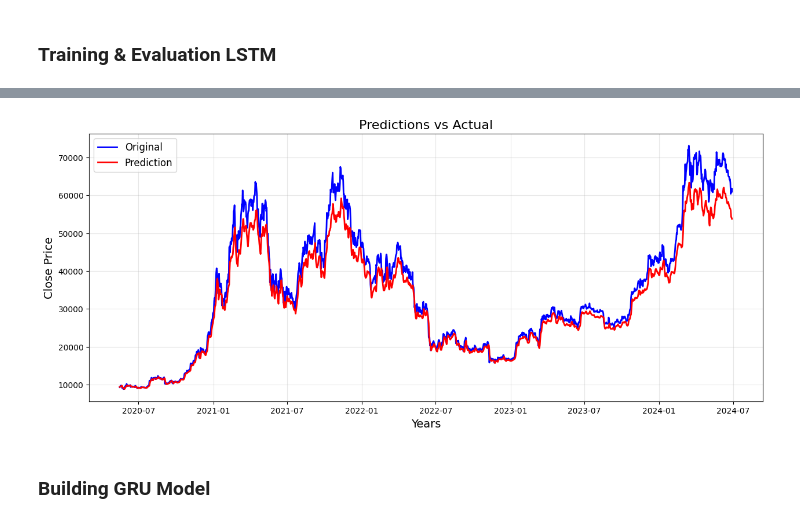
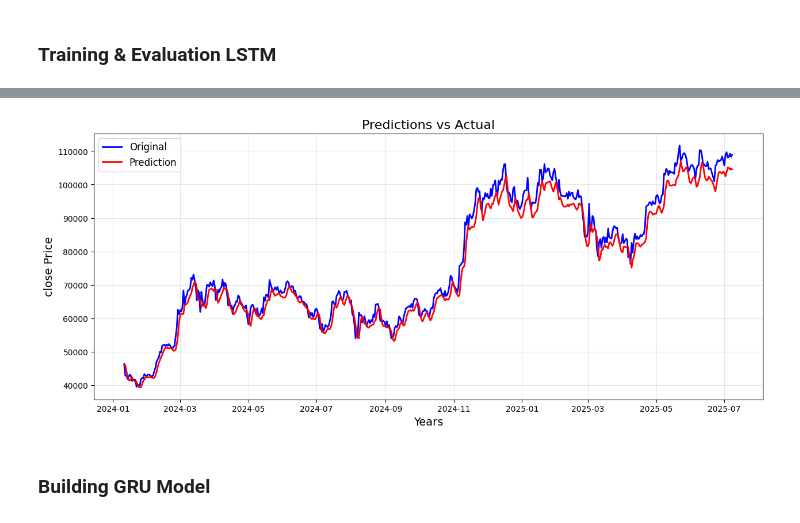
Before and after one commit to yogidharma21/Price-Prediction-using-LSTM-vs-GRU, a Jupyter notebook: Bitcoin_Price_Prediction_using_LSTM.ipynb, the cells around one changed output, grey strips where cells are left out. Drawn from its saved outputs; the diff is of its cells as text; code cells hidden in the pictures.

```diff
--- a/Bitcoin_Price_Prediction_using_LSTM.ipynb
+++ b/Bitcoin_Price_Prediction_using_LSTM.ipynb
@@ -131,6 +114,6 @@ dtype: int64
 # %%
 scaler = MinMaxScaler(feature_range=(0, 1))
 
-scaled = scaler.fit_transform(df['Close'].values.reshape(-1, 1))
+scaled = scaler.fit_transform(df['close'].values.reshape(-1, 1))
 scaled
 # %% [output]
@@ -178,7 +136,7 @@ def create_dataset(dataset, look_back=1):
 # %%
 X_data, y_data = create_dataset(scaled, look_back=30)
 
-train_size = int(len(X_data) * 0.7)
+train_size = int(len(X_data) * 0.9)
 X_train, y_train = X_data[:train_size], y_data[:train_size]
 X_test, y_test = X_data[train_size:], y_data[train_size:]
 # %%
@@ -197,7 +155,8 @@ reduce_lr = ReduceLROnPlateau(
 model = Sequential([
     LSTM(units=128, return_sequences=True, input_shape=(X_train.shape[1],1)),
     Dropout(0.2),
-    LSTM(units=64, return_sequences=False,),
+    LSTM(units=64, return_sequences=False),
+    Dropout(0.2),
     Dense(units=1)
     ])
 
@@ -261,11 +222,13 @@ RMSE: 3803.3687251824736
 # %%
+df['timeClose'] = pd.to_datetime(df['timeClose']).dt.date
+
 plotting_data = pd.DataFrame(
     {
     'Original' : y_testing.flatten(),
     'Prediction' : predictions.flatten(),
-    }, index = df['Close'].index[train_size + 30:]
+    }, index = df['close'].index[train_size + 30:]
     )
-plotting_data['Years'] = df.loc[plotting_data.index, 'End'].values
+plotting_data['Years'] = df.loc[plotting_data.index, 'timeClose'].values
 plotting_data['Years'] = pd.to_datetime(plotting_data['Years'])
 
 plotting_data.info()
@@ -292,13 +255,13 @@ plotting_data.tail()
 # %%
 plt.figure(figsize=(15, 6))
 plt.plot(plotting_data['Years'], plotting_data['Original'], label='Original', color='blue', linewidth=2)
 plt.plot(plotting_data['Years'], plotting_data['Prediction'], label='Prediction', color='red', linewidth=2)
 
 plt.title("Predictions vs Actual", fontsize=16)
 plt.xlabel("Years", fontsize=14)
-plt.ylabel("Close Price", fontsize=14)
+plt.ylabel("close Price", fontsize=14)
 plt.grid(alpha=0.3)
 plt.legend(fontsize=12)
 plt.show()
 # %% [output]
-[figure, old version]
+[figure, new version]
```
Also changed, not shown: parts of 33 cells of this notebook.
